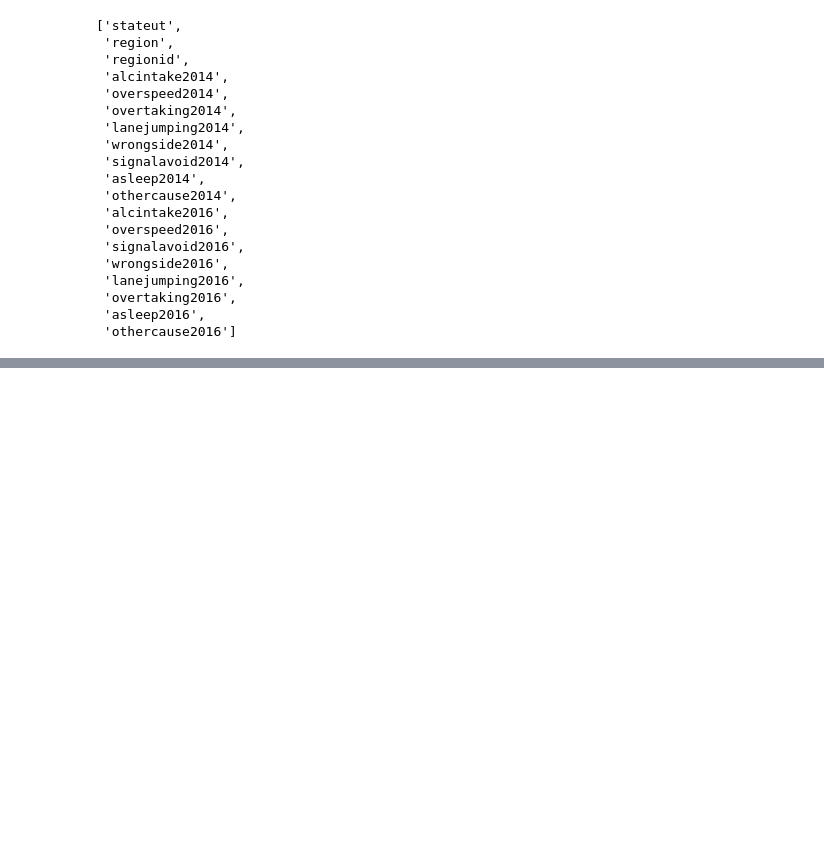
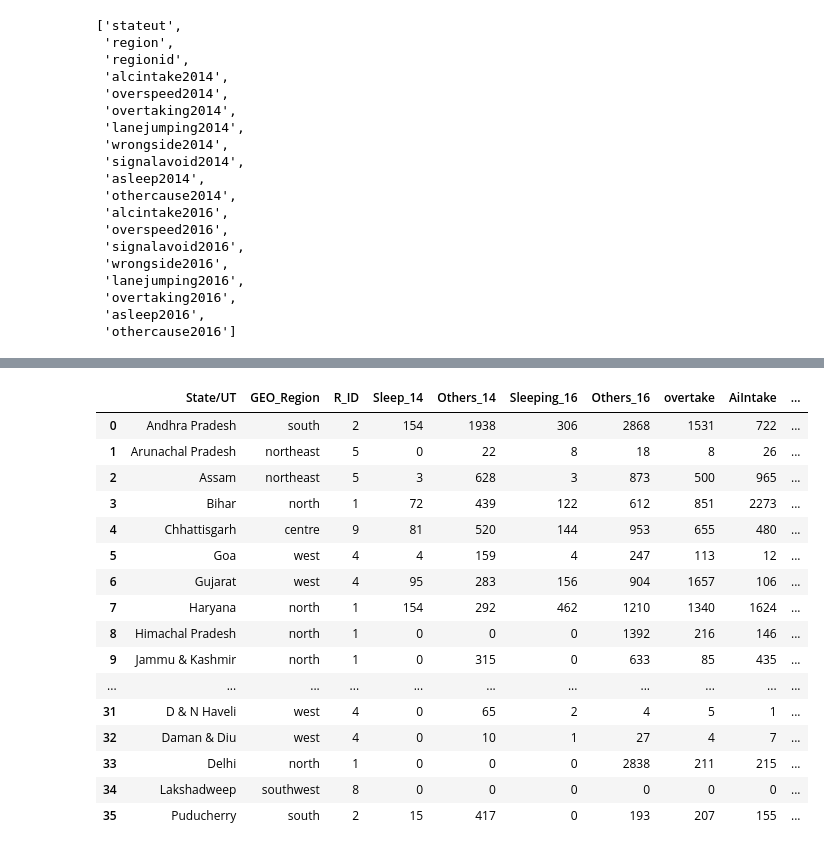
Before and after one commit to janvidixit3344/Accident_ROAD, a Jupyter notebook: analysis3.ipynb, the cells around one changed output, grey strips where cells are left out. Saved outputs shown, nothing was run; the diff lists cells and outputs as text; code cells hidden in the pictures; blank space fills up the shorter version.

```diff
--- a/analysis3.ipynb
+++ b/analysis3.ipynb
@@ -175,0 +198,4 @@ driver_response
+# %%
+driver_response['AiIntake'] = driver_response['AIntake_16'] + driver_response['AIntake_14']
+driver_response.drop(columns=['AIntake_16','AIntake_14'], inplace=True)
+driver_response
@@ -175,0 +220,4 @@ driver_response
+# %%
+driver_response['LaneJump'] = driver_response['LaneJump_16'] + driver_response['LaneJump_14']
+driver_response.drop(columns=['LaneJump_16','LaneJump_14'], inplace=True)
+driver_response
@@ -175,0 +286,22 @@ driver_response
+# %%
+driver_response['SignalAvoid'] = driver_response['SignalAvoid_16'] + driver_response['SignalAvoid_14']
+driver_response.drop(columns=['SignalAvoid_16','SignalAvoid_14'], inplace=True)
+driver_response
+# %% [output]
+|  | State/UT | GEO_Region | R_ID | Sleep_14 | Others_14 | Sleeping_16 | Others_16 | overtake | AiIntake | ... |
+| 0 | Andhra Pradesh | south | 2 | 154 | 1938 | 306 | 2868 | 1531 | 722 | ... |
+| 1 | Arunachal Pradesh | northeast | 5 | 0 | 22 | 8 | 18 | 8 | 26 | ... |
+| 2 | Assam | northeast | 5 | 3 | 628 | 3 | 873 | 500 | 965 | ... |
+| 3 | Bihar | north | 1 | 72 | 439 | 122 | 612 | 851 | 2273 | ... |
+| 4 | Chhattisgarh | centre | 9 | 81 | 520 | 144 | 953 | 655 | 480 | ... |
+| 5 | Goa | west | 4 | 4 | 159 | 4 | 247 | 113 | 12 | ... |
+| 6 | Gujarat | west | 4 | 95 | 283 | 156 | 904 | 1657 | 106 | ... |
+| 7 | Haryana | north | 1 | 154 | 292 | 462 | 1210 | 1340 | 1624 | ... |
+| 8 | Himachal Pradesh | north | 1 | 0 | 0 | 0 | 1392 | 216 | 146 | ... |
+| 9 | Jammu & Kashmir | north | 1 | 0 | 315 | 0 | 633 | 85 | 435 | ... |
+| ... | ... | ... | ... | ... | ... | ... | ... | ... | ... | ... |
+| 31 | D & N Haveli | west | 4 | 0 | 65 | 2 | 4 | 5 | 1 | ... |
+| 32 | Daman & Diu | west | 4 | 0 | 10 | 1 | 27 | 4 | 7 | ... |
+| 33 | Delhi | north | 1 | 0 | 0 | 0 | 2838 | 211 | 215 | ... |
+| 34 | Lakshadweep | southwest | 8 | 0 | 0 | 0 | 0 | 0 | 0 | ... |
+| 35 | Puducherry | south | 2 | 15 | 417 | 0 | 193 | 207 | 155 | ... |
```
Also changed, not shown: parts of 7 cells of this notebook, 1 other file.
